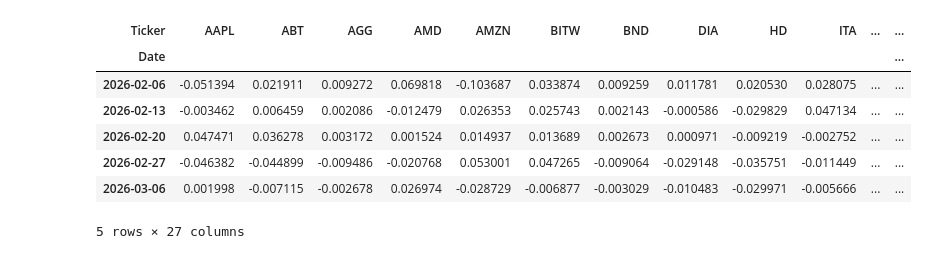
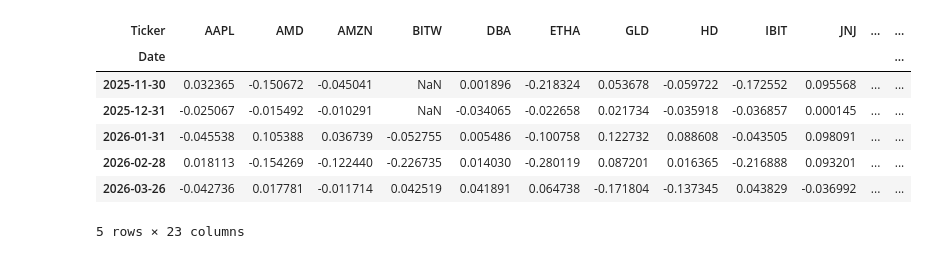
Before and after one commit to loganmcdavid11/Modern-Store-Of-Value, a Jupyter notebook: notebooks/matt.ipynb, the cells around one changed output. Cells and saved outputs as stored; diff of their text form; code cells hidden in the pictures.

Commit message:
Add Correlation Analysis Notebook + Updates

```diff
--- a/notebooks/matt.ipynb
+++ b/notebooks/matt.ipynb
@@ -118,10 +141,20 @@ Assets that appear uncorrelated under normal conditions often converge during ma
 # %%
-# Pivot to one column per ticker, then compute weekly percentage returns
-# We correlate returns, not prices — prices are non-stationary and give misleading correlations
-pivot = df.pivot_table(index="Date", columns="Ticker", values="Close")
-returns = pivot.pct_change().dropna()
-tickers = returns.columns.tolist()
+# Pivot so each column is one ticker and each row is a date.
+# Then compute period-over-period percentage returns.
+# We use returns (not raw prices) because correlation on prices is misleading -
+# two assets can trend upward together just from inflation and look correlated
+# even if they're fundamentally unrelated.
+# dropna() removes the first row (no return calculable) and any tickers with gaps.
+pivot = combined_data.pivot_table(index="Date", columns="Ticker", values="Close")
+returns = pivot.pct_change().dropna(how="all")
 
-print(f"{len(tickers)} tickers, {len(returns)} weekly observations")
+# VTI (Vanguard Total Stock Market ETF) is our broad market benchmark.
+# Every other asset will be measured against this.
+BENCHMARK = "VTI"
+other_tickers = [t for t in returns.columns if t != BENCHMARK]
+
+print(f"{len(returns.columns)} tickers, {len(returns)} observations")
+print(f"Date range: {returns.index[0]} â†’ {returns.index[-1]}")
+print(f"All dates:\n{returns.index.tolist()}")
 returns.tail()
 # %% [output]
@@ -129,9 +165,9 @@ returns.tail()
-| Ticker | AAPL | ABT | AGG | AMD | AMZN | BITW | BND | DIA | HD | ITA | ... | ... |
+| Ticker | AAPL | AMD | AMZN | BITW | DBA | ETHA | GLD | HD | IBIT | JNJ | ... | ... |
 | Date |  |  |  |  |  |  |  |  |  |  |  | ... |
-| 2026-02-06 | -0.051394 | 0.021911 | 0.009272 | 0.069818 | -0.103687 | 0.033874 | 0.009259 | 0.011781 | 0.020530 | 0.028075 | ... | ... |
-| 2026-02-13 | -0.003462 | 0.006459 | 0.002086 | -0.012479 | 0.026353 | 0.025743 | 0.002143 | -0.000586 | -0.029829 | 0.047134 | ... | ... |
-| 2026-02-20 | 0.047471 | 0.036278 | 0.003172 | 0.001524 | 0.014937 | 0.013689 | 0.002673 | 0.000971 | -0.009219 | -0.002752 | ... | ... |
-| 2026-02-27 | -0.046382 | -0.044899 | -0.009486 | -0.020768 | 0.053001 | 0.047265 | -0.009064 | -0.029148 | -0.035751 | -0.011449 | ... | ... |
-| 2026-03-06 | 0.001998 | -0.007115 | -0.002678 | 0.026974 | -0.028729 | -0.006877 | -0.003029 | -0.010483 | -0.029971 | -0.005666 | ... | ... |
+| 2025-11-30 | 0.032365 | -0.150672 | -0.045041 | NaN | 0.001896 | -0.218324 | 0.053678 | -0.059722 | -0.172552 | 0.095568 | ... | ... |
+| 2025-12-31 | -0.025067 | -0.015492 | -0.010291 | NaN | -0.034065 | -0.022658 | 0.021734 | -0.035918 | -0.036857 | 0.000145 | ... | ... |
+| 2026-01-31 | -0.045538 | 0.105388 | 0.036739 | -0.052755 | 0.005486 | -0.100758 | 0.122732 | 0.088608 | -0.043505 | 0.098091 | ... | ... |
+| 2026-02-28 | 0.018113 | -0.154269 | -0.122440 | -0.226735 | 0.014030 | -0.280119 | 0.087201 | 0.016365 | -0.216888 | 0.093201 | ... | ... |
+| 2026-03-26 | -0.042736 | 0.017781 | -0.011714 | 0.042519 | 0.041891 | 0.064738 | -0.171804 | -0.137345 | 0.043829 | -0.036992 | ... | ... |
-5 rows × 27 columns
+5 rows × 23 columns
 # %%
```
Also changed, not shown: parts of 37 cells of this notebook.
